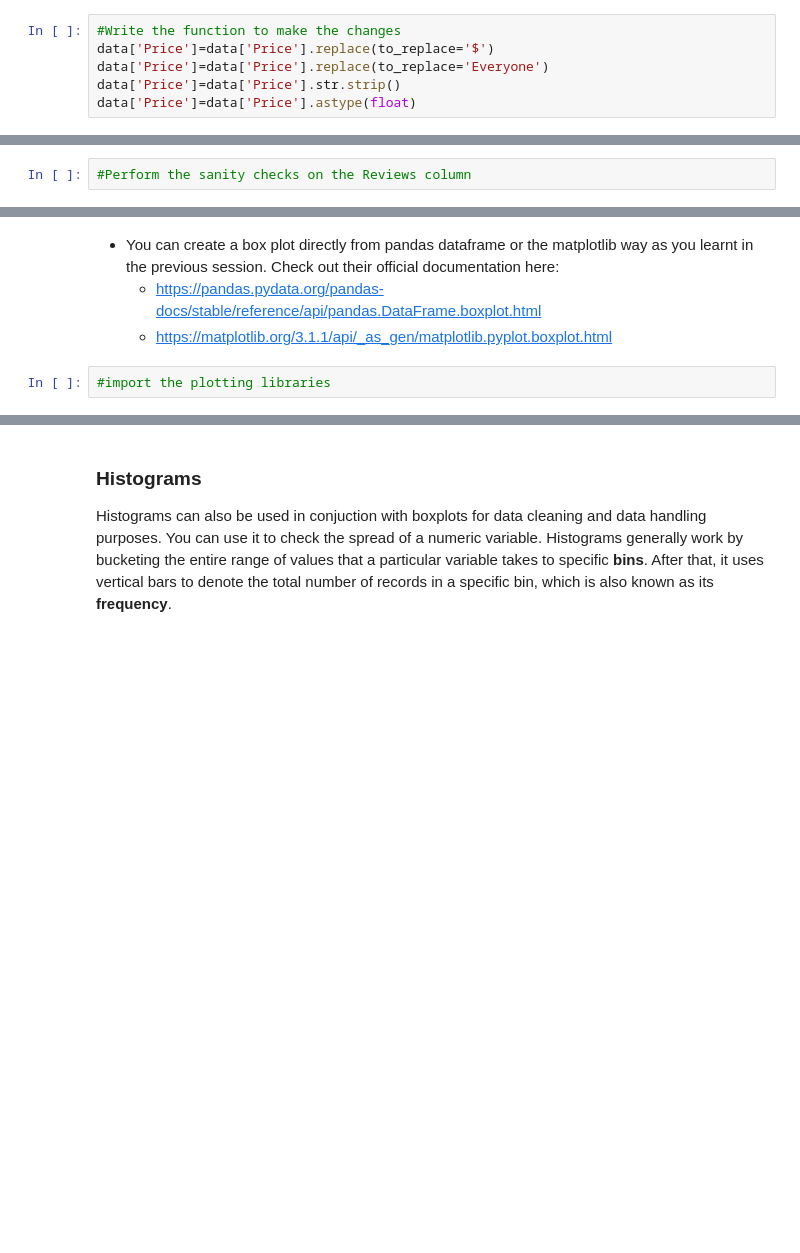
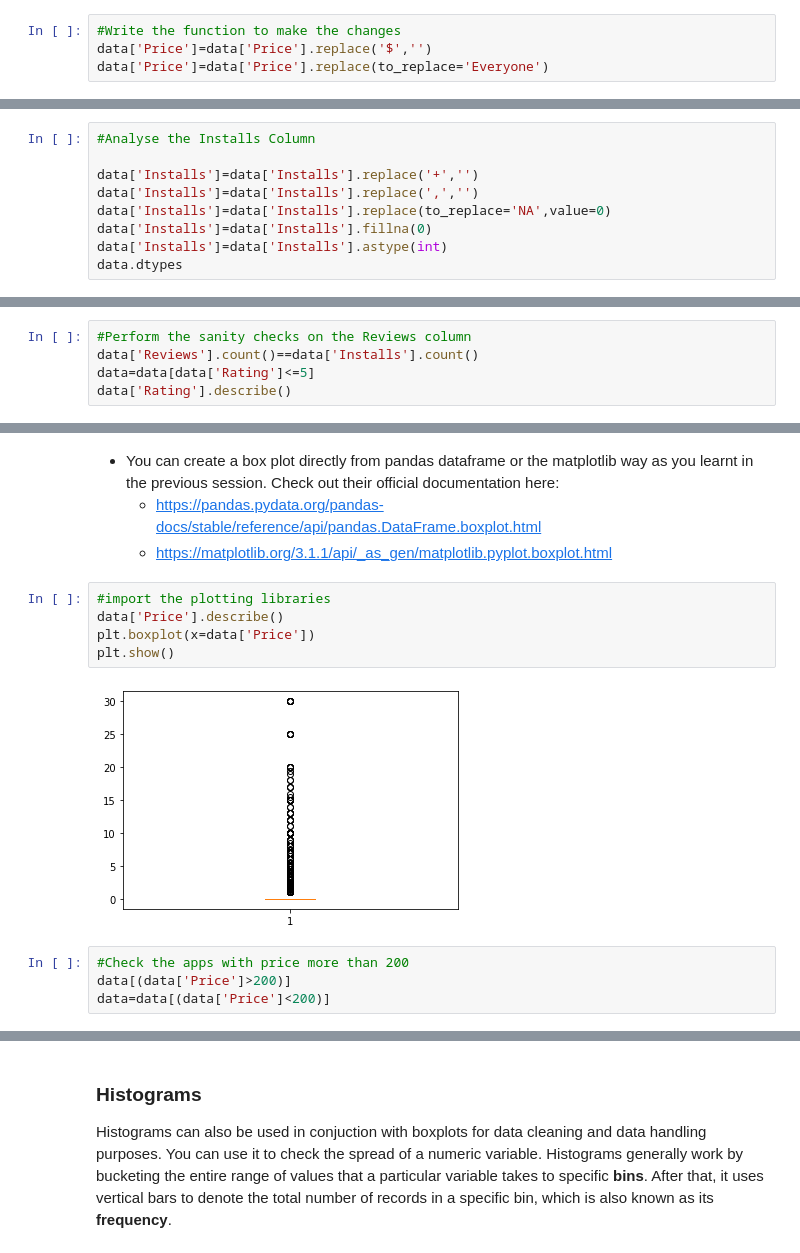
Before and after one commit to theshivmalhotra/Google-Play-Store-App-Rating, a Jupyter notebook: Google Play Store App Rating.ipynb, the cells around one changed output, grey strips where cells are left out. Cells and saved outputs as stored; diff of their text form; blank space fills up the shorter version.

```diff
--- a/Google Play Store App Rating.ipynb
+++ b/Google Play Store App Rating.ipynb
@@ -173,7 +171,5 @@ data["Content Rating"].fillna(rat, inplace = True)
 #### Handling Incorrect Data Types
 # %%
 #Write the function to make the changes
-data['Price']=data['Price'].replace(to_replace='$')
+data['Price']=data['Price'].replace('$','')
 data['Price']=data['Price'].replace(to_replace='Everyone')
-data['Price']=data['Price'].str.strip()
-data['Price']=data['Price'].astype(float)
@@ -215,0 +206,9 @@ dtype: object
+# %%
+#Analyse the Installs Column
+
+data['Installs']=data['Installs'].replace('+','')
+data['Installs']=data['Installs'].replace(',','')
+data['Installs']=data['Installs'].replace(to_replace='NA',value=0)
+data['Installs']=data['Installs'].fillna(0)
+data['Installs']=data['Installs'].astype(int)
+data.dtypes
@@ -225,3 +251,6 @@ The data that we have needs to make sense and therefore you can perform certain
 - Free Apps shouldn’t have a price greater than 0.
 # %%
 #Perform the sanity checks on the Reviews column
+data['Reviews'].count()==data['Installs'].count()
+data=data[data['Rating']<=5]
+data['Rating'].describe()
@@ -245,4 +287,13 @@ Using a box plot you can identify the outliers as follows:
    - https://matplotlib.org/3.1.1/api/_as_gen/matplotlib.pyplot.boxplot.html
 # %%
 #import the plotting libraries
+data['Price'].describe()
+plt.boxplot(x=data['Price'])
+plt.show()
+# %% [output]
+[figure, added]
+# %%
+#Check the apps with price more than 200
+data[(data['Price']>200)]
+data=data[(data['Price']<200)]
 # %%
```
Also changed, not shown: parts of 26 cells of this notebook.
